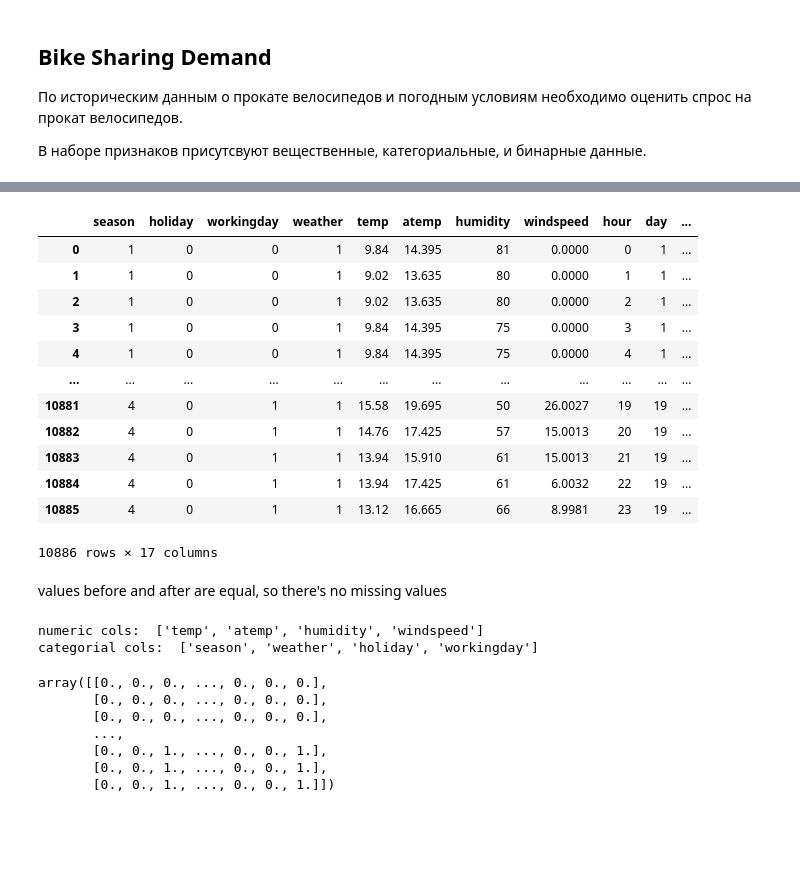
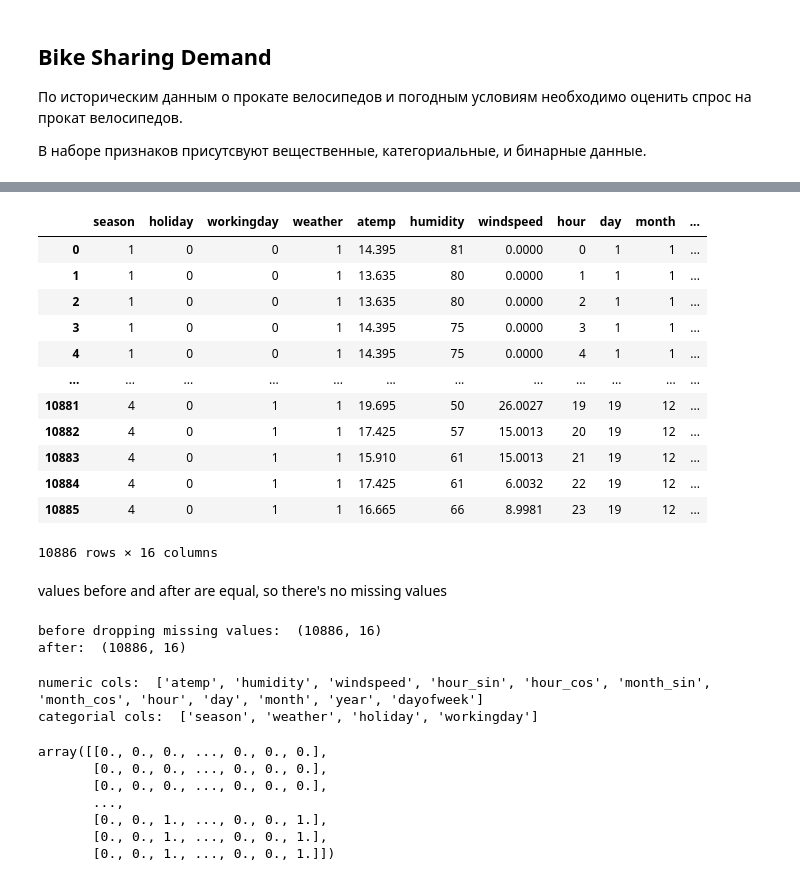
Before and after one commit to poslam/sem5-ds, a Jupyter notebook: work/4/4.ipynb, the cells around one changed output, grey strips where cells are left out. Drawn from its saved outputs; the diff is of its cells as text; code cells hidden in the pictures; blank space fills up the shorter version.

```diff
--- a/work/4/4.ipynb
+++ b/work/4/4.ipynb
@@ -207,7 +207,3 @@ from sklearn.model_selection import train_test_split
 # %%
-data = pd.read_csv("bike_sharing_demand.csv")
-
-X = data.drop(columns=["count", "casual", "registered"], axis=1)
+X = data.drop(columns=["count", "casual", "registered", "temp"], axis=1)
 y = data["count"]
-
-X.head(), y.head()
@@ -234,71 +210,83 @@ X.head(), y.head()
 # %%
-# Предполагаем, что у нас есть столбец 'datetime' в формате datetime
 def extract_datetime_features(df, datetime_column):
-    # Создаем копию DataFrame
     df = df.copy()
 
-    # Извлекаем различные временные характеристики
     df["hour"] = df[datetime_column].dt.hour
     df["day"] = df[datetime_column].dt.day
     df["month"] = df[datetime_column].dt.month
     df["year"] = df[datetime_column].dt.year
     df["dayofweek"] = df[datetime_column].dt.dayofweek
 
-    # Можно добавить циклические признаки для часов и месяцев
     df["hour_sin"] = np.sin(2 * np.pi * df["hour"] / 24)
     df["hour_cos"] = np.cos(2 * np.pi * df["hour"] / 24)
     df["month_sin"] = np.sin(2 * np.pi * df["month"] / 12)
     df["month_cos"] = np.cos(2 * np.pi * df["month"] / 12)
 
-    # Удаляем исходный столбец datetime
-    df.drop(columns=[datetime_column], inplace=True)
+    df.drop(
+        columns=[
+            datetime_column,
+            # "hour",
+            # "day",
+            # "month",
+            # "year",
+            # "dayofweek",
+        ],
+        inplace=True,
+    )
 
     return df
 
 
 X["datetime"] = pd.to_datetime(X["datetime"])
 
-# Применяем преобразование
 X_dt_done = extract_datetime_features(X, "datetime")
 
 X_dt_done
 # %% [output]
-|  | season | holiday | workingday | weather | temp | atemp | humidity | windspeed | hour | day | ... |
-| 0 | 1 | 0 | 0 | 1 | 9.84 | 14.395 | 81 | 0.0000 | 0 | 1 | ... |
-| 1 | 1 | 0 | 0 | 1 | 9.02 | 13.635 | 80 | 0.0000 | 1 | 1 | ... |
-| 2 | 1 | 0 | 0 | 1 | 9.02 | 13.635 | 80 | 0.0000 | 2 | 1 | ... |
-| 3 | 1 | 0 | 0 | 1 | 9.84 | 14.395 | 75 | 0.0000 | 3 | 1 | ... |
-| 4 | 1 | 0 | 0 | 1 | 9.84 | 14.395 | 75 | 0.0000 | 4 | 1 | ... |
+|  | season | holiday | workingday | weather | atemp | humidity | windspeed | hour | day | month | ... |
+| 0 | 1 | 0 | 0 | 1 | 14.395 | 81 | 0.0000 | 0 | 1 | 1 | ... |
+| 1 | 1 | 0 | 0 | 1 | 13.635 | 80 | 0.0000 | 1 | 1 | 1 | ... |
+| 2 | 1 | 0 | 0 | 1 | 13.635 | 80 | 0.0000 | 2 | 1 | 1 | ... |
+| 3 | 1 | 0 | 0 | 1 | 14.395 | 75 | 0.0000 | 3 | 1 | 1 | ... |
+| 4 | 1 | 0 | 0 | 1 | 14.395 | 75 | 0.0000 | 4 | 1 | 1 | ... |
 | ... | ... | ... | ... | ... | ... | ... | ... | ... | ... | ... | ... |
-| 10881 | 4 | 0 | 1 | 1 | 15.58 | 19.695 | 50 | 26.0027 | 19 | 19 | ... |
-| 10882 | 4 | 0 | 1 | 1 | 14.76 | 17.425 | 57 | 15.0013 | 20 | 19 | ... |
-| 10883 | 4 | 0 | 1 | 1 | 13.94 | 15.910 | 61 | 15.0013 | 21 | 19 | ... |
-| 10884 | 4 | 0 | 1 | 1 | 13.94 | 17.425 | 61 | 6.0032 | 22 | 19 | ... |
-| 10885 | 4 | 0 | 1 | 1 | 13.12 | 16.665 | 66 | 8.9981 | 23 | 19 | ... |
+| 10881 | 4 | 0 | 1 | 1 | 19.695 | 50 | 26.0027 | 19 | 19 | 12 | ... |
+| 10882 | 4 | 0 | 1 | 1 | 17.425 | 57 | 15.0013 | 20 | 19 | 12 | ... |
+| 10883 | 4 | 0 | 1 | 1 | 15.910 | 61 | 15.0013 | 21 | 19 | 12 | ... |
+| 10884 | 4 | 0 | 1 | 1 | 17.425 | 61 | 6.0032 | 22 | 19 | 12 | ... |
+| 10885 | 4 | 0 | 1 | 1 | 16.665 | 66 | 8.9981 | 23 | 19 | 12 | ... |
-10886 rows × 17 columns
+10886 rows × 16 columns
 # %% [markdown]
 values before and after are equal, so there's no missing values
 # %%
-# print("before dropping missing values: ", X_dt_done.shape)
-# print("after: ", X_dt_done.dropna().shape)
+print("before dropping missing values: ", X_dt_done.shape)
+print("after: ", X_dt_done.dropna().shape)
+# %% [output]
+before dropping missing values:  (10886, 16)
+after:  (10886, 16)
 # %%
+target_col = "count"
 numeric_cols = [
-    "temp",
     "atemp",
     "humidity",
     "windspeed",
-    # "hour_sin",
-    # "hour_cos",
-    # "month_sin",
-    # "month_cos",
+    "hour_sin",
+    "hour_cos",
+    "month_sin",
+    "month_cos",
+    "hour",
+    "day",
+    "month",
+    "year",
+    "dayofweek",
 ]
 categorical_cols = ["season", "weather", "holiday", "workingday"]
 
 print("numeric cols: ", numeric_cols)
 print("categorial cols: ", categorical_cols)
 
-X_dt_done = X_dt_done[numeric_cols]
+X_num = X_dt_done[numeric_cols]
 X_cat = X[categorical_cols]
 # %% [output]
-numeric cols:  ['temp', 'atemp', 'humidity', 'windspeed']
+numeric cols:  ['atemp', 'humidity', 'windspeed', 'hour_sin', 'hour_cos', 'month_sin', 'month_cos', 'hour', 'day', 'month', 'year', 'dayofweek']
 categorial cols:  ['season', 'weather', 'holiday', 'workingday']
```
Also changed, not shown: parts of 17 cells of this notebook, 3 other files.
